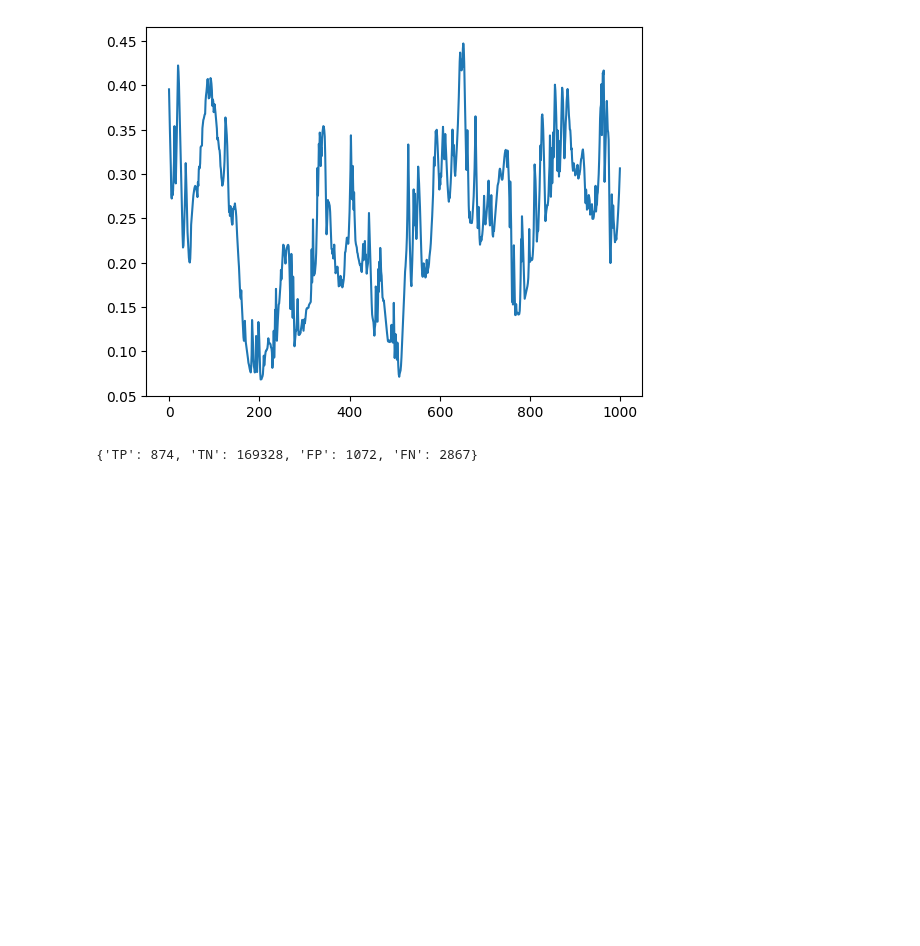
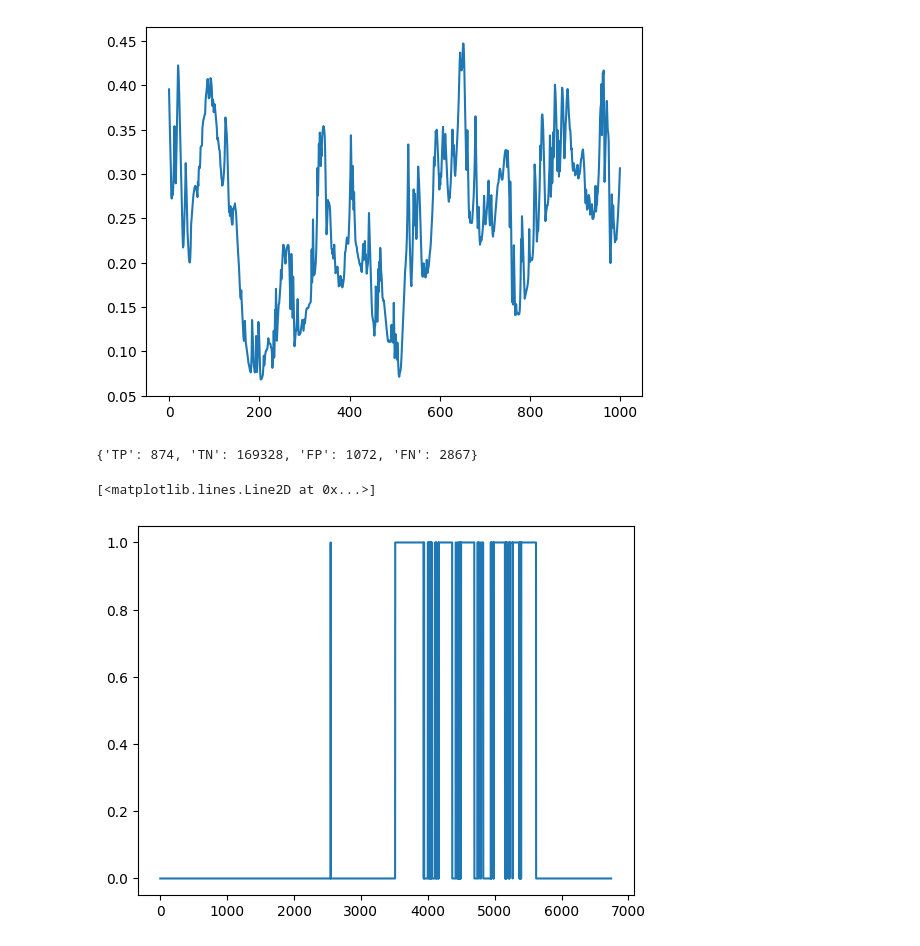
Before and after one commit to yassinech2/Flash_crash, a Jupyter notebook: 5_Crash_Detection.ipynb, the cells around one changed output. Drawn from its saved outputs; the diff is of its cells as text; code cells hidden in the pictures; blank space fills up the shorter version.

```diff
--- a/5_Crash_Detection.ipynb
+++ b/5_Crash_Detection.ipynb
@@ -656,3 +603,8 @@ plt.plot(total_deviation_list[:1000])
 metrics
 # %% [output]
 {'TP': 874, 'TN': 169328, 'FP': 1072, 'FN': 2867}
+# %%
+plt.plot( y_pred_list)
+# %% [output]
+[<matplotlib.lines.Line2D at 0x...>]
+[figure, added]
```
Also changed, not shown: parts of 15 cells of this notebook, 1 other file.
